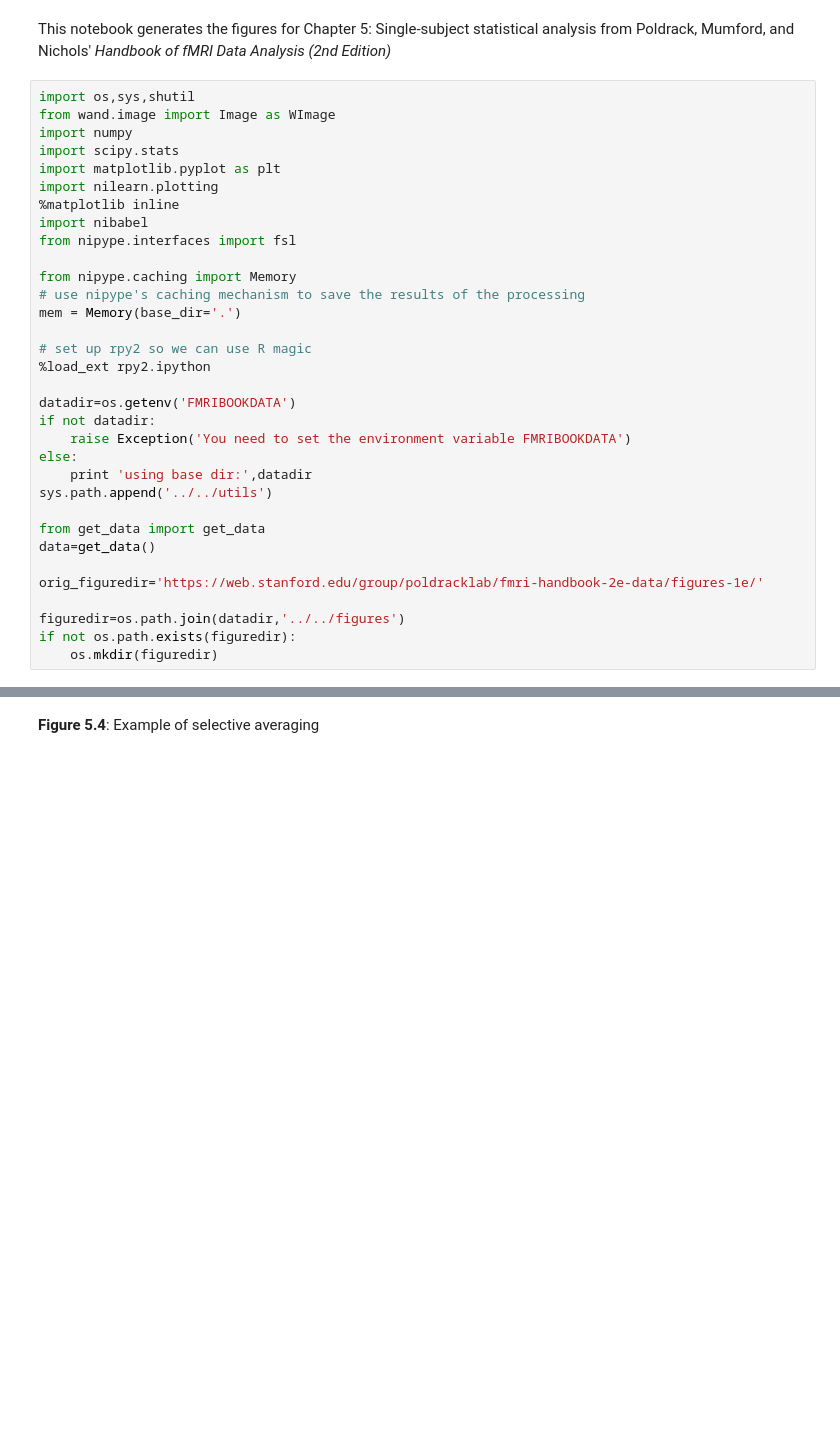
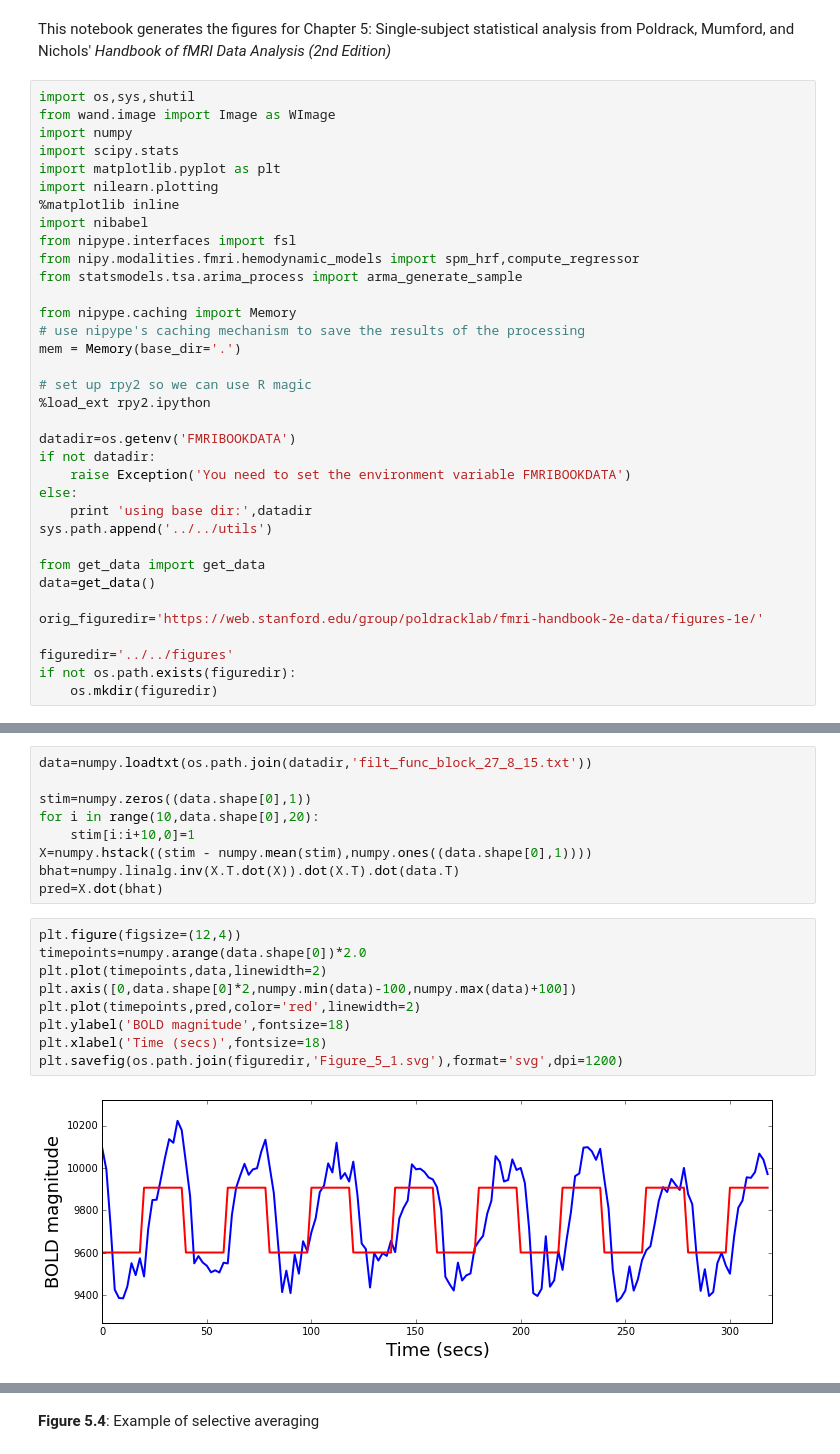
Before and after one commit to poldrack/fmri-handbook-2e-code, a Jupyter notebook: notebooks/Chapter5-SingleSubjectAnalysis/Chapter5-SingleSubjectAnalysis.ipynb, the cells around one changed output, grey strips where cells are left out. Drawn from its saved outputs; the diff is of its cells as text; blank space fills up the shorter version.

```diff
--- a/notebooks/Chapter5-SingleSubjectAnalysis/Chapter5-SingleSubjectAnalysis.ipynb
+++ b/notebooks/Chapter5-SingleSubjectAnalysis/Chapter5-SingleSubjectAnalysis.ipynb
@@ -10,6 +10,8 @@ import nilearn.plotting
 %matplotlib inline
 import nibabel
 from nipype.interfaces import fsl
+from nipy.modalities.fmri.hemodynamic_models import spm_hrf,compute_regressor
+from statsmodels.tsa.arima_process import arma_generate_sample
 
 from nipype.caching import Memory
 # use nipype's caching mechanism to save the results of the processing
@@ -30,7 +32,7 @@ data=get_data()
 
 orig_figuredir='https://web.stanford.edu/group/poldracklab/fmri-handbook-2e-data/figures-1e/'
 
-figuredir=os.path.join(datadir,'../../figures')
+figuredir='../../figures'
 if not os.path.exists(figuredir):
     os.mkdir(figuredir)
 # %% [output]
@@ -41,0 +42,20 @@ __Figure 5.2__: Features of HRF
+# %%
+data=numpy.loadtxt(os.path.join(datadir,'filt_func_block_27_8_15.txt'))
+
+stim=numpy.zeros((data.shape[0],1))
+for i in range(10,data.shape[0],20):
+    stim[i:i+10,0]=1
+X=numpy.hstack((stim - numpy.mean(stim),numpy.ones((data.shape[0],1))))
+bhat=numpy.linalg.inv(X.T.dot(X)).dot(X.T).dot(data.T)
+pred=X.dot(bhat)
+# %%
+plt.figure(figsize=(12,4))
+timepoints=numpy.arange(data.shape[0])*2.0
+plt.plot(timepoints,data,linewidth=2)
+plt.axis([0,data.shape[0]*2,numpy.min(data)-100,numpy.max(data)+100])
+plt.plot(timepoints,pred,color='red',linewidth=2)
+plt.ylabel('BOLD magnitude',fontsize=18)
+plt.xlabel('Time (secs)',fontsize=18)
+plt.savefig(os.path.join(figuredir,'Figure_5_1.svg'),format='svg',dpi=1200)
+# %% [output]
+[figure, added]
```
Also changed, not shown: parts of 32 cells of this notebook.
